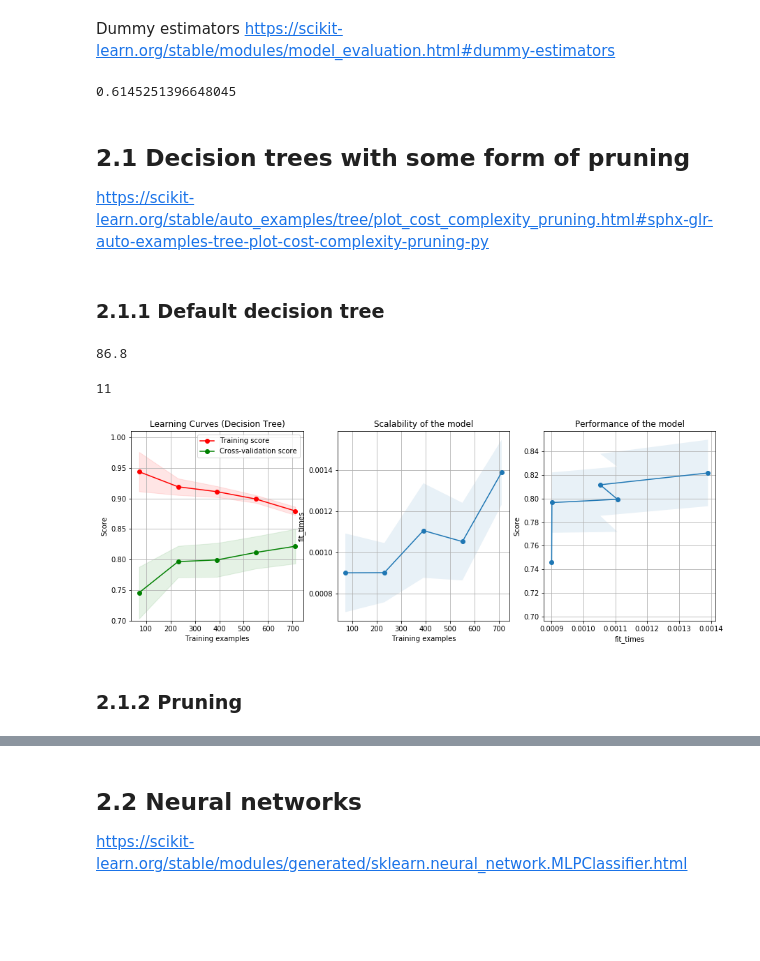
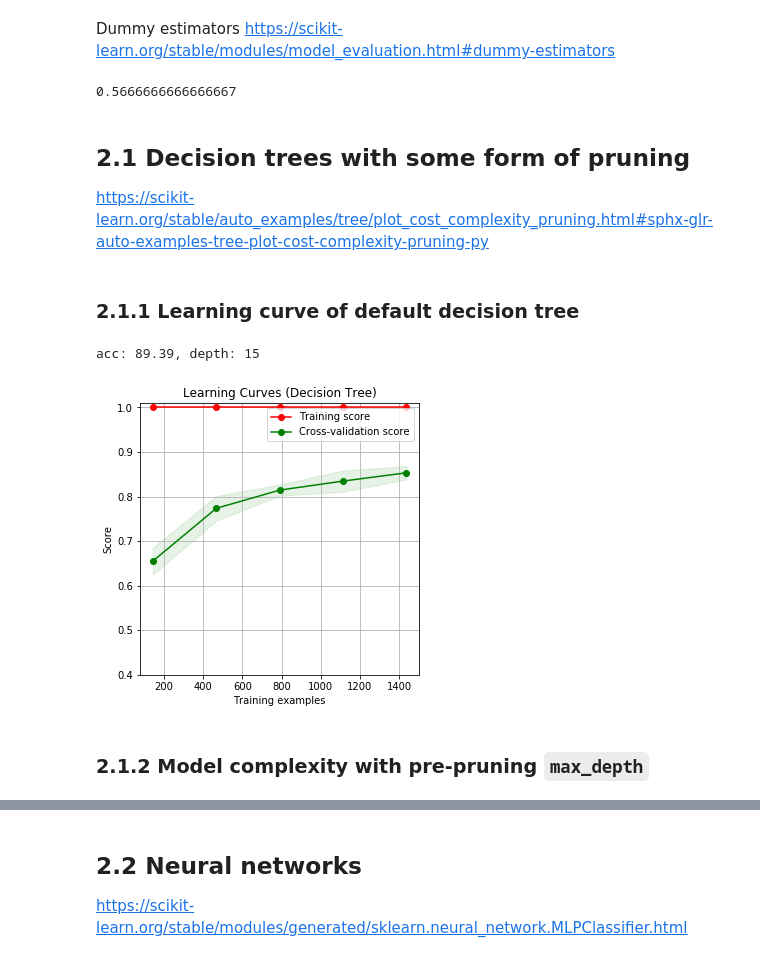
Before and after one commit to shileiphys/CS7641, a Jupyter notebook: HW1-a.ipynb, the cells around one changed output, grey strips where cells are left out. Saved outputs shown, nothing was run; the diff lists cells and outputs as text; code cells hidden in the pictures; blank space fills up the shorter version.

```diff
--- a/HW1-a.ipynb
+++ b/HW1-a.ipynb
@@ -370,7 +344,7 @@ column_names = dataset.columns
 y = dataset['Survived'].copy().values
 X = dataset.drop(['Survived'], axis=1).values
 
-X_train, X_test, y_train, y_test = train_test_split(X, y, test_size=0.2, random_state=0)
+X_train, X_test, y_train, y_test = train_test_split(X, y, test_size=0.1, random_state=0)
 # %%
 dataset.shape, X_train.shape, X_test.shape
 # %% [output]
@@ -388,39 +368,36 @@ Dummy estimators
 https://scikit-learn.org/stable/modules/model_evaluation.html#dummy-estimators
 # %%
 from sklearn.dummy import DummyClassifier
-clf = DummyClassifier(strategy='most_frequent', random_state=0)
-clf.fit(X_train, y_train)
-clf.score(X_test, y_test)
+dummy_clf = DummyClassifier(strategy='most_frequent', random_state=0)
+dummy_clf.fit(X_train, y_train)
+dummy_clf.score(X_test, y_test)
 # %% [output]
-0.6145251396648045
+0.5666666666666667
 # %% [markdown]
 ## 2.1 Decision trees with some form of pruning
 
 https://scikit-learn.org/stable/auto_examples/tree/plot_cost_complexity_pruning.html#sphx-glr-auto-examples-tree-plot-cost-complexity-pruning-py
 # %% [markdown]
-### 2.1.1 Default decision tree
+### 2.1.1 Learning curve of default decision tree
 # %%
-clf = DecisionTreeClassifier(random_state=0, max_depth=15, ccp_alpha=0.001)
-clf.fit(X_train, y_train)
-y_pred = clf.predict(X_test)
-acc_decision_tree = round(clf.score(X_train, y_train) * 100, 2)
-acc_decision_tree
+dt_clf = DecisionTreeClassifier(random_state=0)
+dt_clf.fit(X_train, y_train)
+y_pred = dt_clf.predict(X_test)
+acc_decision_tree = round(dt_clf.score(X_train, y_train) * 100, 2)
+print('acc: %.2f, depth: %d'%(acc_decision_tree, dt_clf.get_depth()))
 # %% [output]
-86.8
+acc: 89.39, depth: 15
-# %%
-clf.get_depth()
-# %% [output]
-11
 # %%
-fig, axes = plt.subplots(1, 3, figsize=(15, 5))
+## plot learning curve
+fig, axes = plt.subplots(1, 1, figsize=(5, 5))
 title = r"Learning Curves (Decision Tree)"
 
 cv = ShuffleSplit(n_splits=10, test_size=0.2, random_state=0)
-plot_learning_curve(clf, title, X, y, axes=axes[:], ylim=(0.7, 1.01),
+plot_learning_curve(dt_clf, title, X, y, axes=[axes], ylim=(0.5, 1.02),
                     cv=cv, n_jobs=4)
 
 plt.show()
 # %% [output]
-[figure, old version]
+[figure, new version]
 # %%
 from sklearn.tree import plot_tree
@@ -465,2 +405,2 @@ plt.show()
 # %% [markdown]
-### 2.1.2 Pruning
+### 2.1.2 Model complexity with pre-pruning `max_depth`
```
Also changed, not shown: parts of 42 cells of this notebook.
